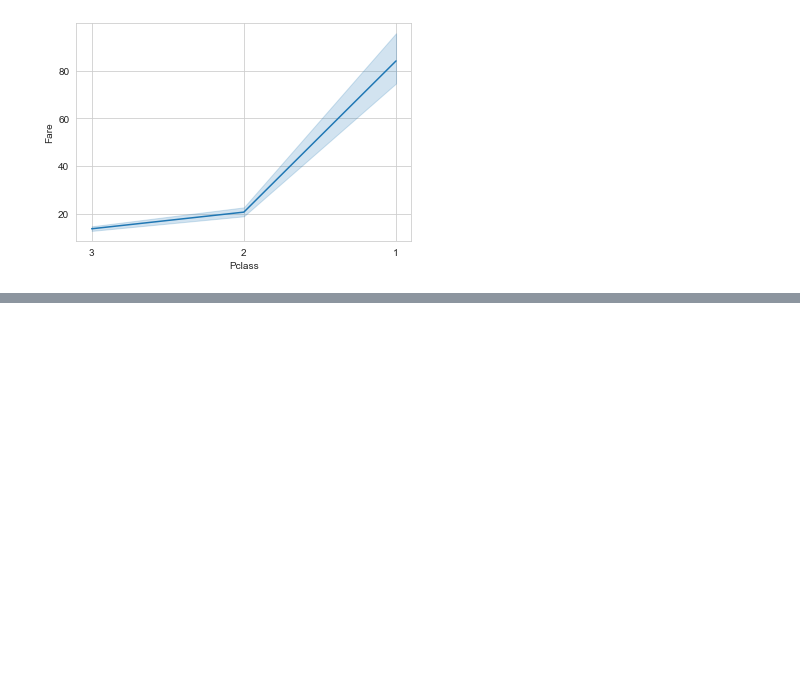
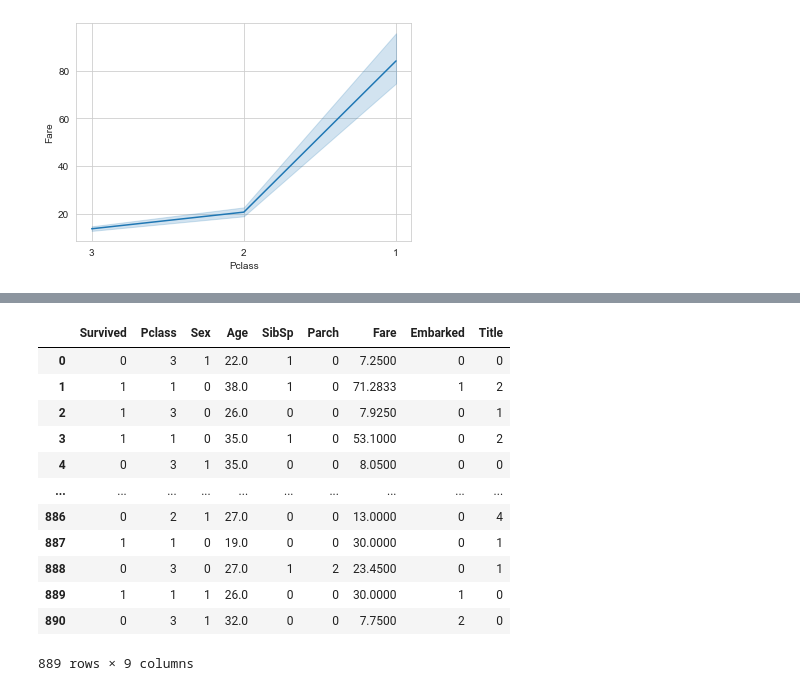
Before and after one commit to Panitnun-6243/kaggle_titanic, a Jupyter notebook: titanic_process.ipynb, the cells around one changed output, grey strips where cells are left out. Saved outputs shown, nothing was run; the diff lists cells and outputs as text; code cells hidden in the pictures; blank space fills up the shorter version.

Commit message:
Create data preparation process

```diff
--- a/titanic_process.ipynb
+++ b/titanic_process.ipynb
@@ -177,0 +225,4 @@ sns.lineplot(data=lcp.sort_values(by=["Pclass"], ascending=False), y="Fare", x="
+# %%
+#add label for title
+cleaned_data.Title=cleaned_data.Title.map({'Mr':0, 'Miss':1, 'Mrs':2,'Master':3,'Officer':4,'Royalty':5})
+cleaned_data.head(10)
@@ -177,0 +261,9 @@ sns.lineplot(data=lcp.sort_values(by=["Pclass"], ascending=False), y="Fare", x="
+# %%
+#handle null values on age and embarked
+#fill null age with median age of each Sex
+median_age_men=cleaned_data[cleaned_data['Sex']==1]['Age'].median()
+median_age_women=cleaned_data[cleaned_data['Sex']==0]['Age'].median()
+# %%
+# filling null values in 'Age' with respective median age
+cleaned_data.loc[(cleaned_data.Age.isnull()) & (cleaned_data['Sex']==1),'Age']=median_age_men
+cleaned_data.loc[(cleaned_data.Age.isnull()) & (cleaned_data['Sex']==0),'Age']=median_age_women
@@ -177,0 +290,3 @@ sns.lineplot(data=lcp.sort_values(by=["Pclass"], ascending=False), y="Fare", x="
+# %%
+# drop 2 rows which have null value
+cleaned_data.dropna(inplace=True)
@@ -177,0 +313,17 @@ sns.lineplot(data=lcp.sort_values(by=["Pclass"], ascending=False), y="Fare", x="
+# %%
+#check current data, it looks good now :). But we need to optimize for getting better result
+cleaned_data
+# %% [output]
+|  | Survived | Pclass | Sex | Age | SibSp | Parch | Fare | Embarked | Title |
+| 0 | 0 | 3 | 1 | 22.0 | 1 | 0 | 7.2500 | 0 | 0 |
+| 1 | 1 | 1 | 0 | 38.0 | 1 | 0 | 71.2833 | 1 | 2 |
+| 2 | 1 | 3 | 0 | 26.0 | 0 | 0 | 7.9250 | 0 | 1 |
+| 3 | 1 | 1 | 0 | 35.0 | 1 | 0 | 53.1000 | 0 | 2 |
+| 4 | 0 | 3 | 1 | 35.0 | 0 | 0 | 8.0500 | 0 | 0 |
+| ... | ... | ... | ... | ... | ... | ... | ... | ... | ... |
+| 886 | 0 | 2 | 1 | 27.0 | 0 | 0 | 13.0000 | 0 | 4 |
+| 887 | 1 | 1 | 0 | 19.0 | 0 | 0 | 30.0000 | 0 | 1 |
+| 888 | 0 | 3 | 0 | 27.0 | 1 | 2 | 23.4500 | 0 | 1 |
+| 889 | 1 | 1 | 1 | 26.0 | 0 | 0 | 30.0000 | 1 | 0 |
+| 890 | 0 | 3 | 1 | 32.0 | 0 | 0 | 7.7500 | 2 | 0 |
+889 rows × 9 columns
```
Also changed, not shown: parts of 11 cells of this notebook.
